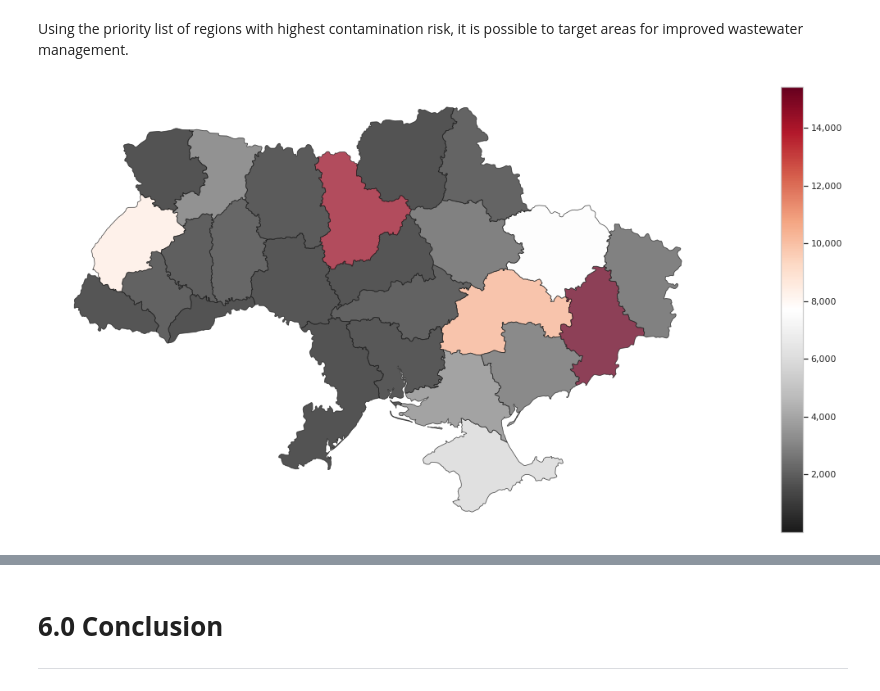
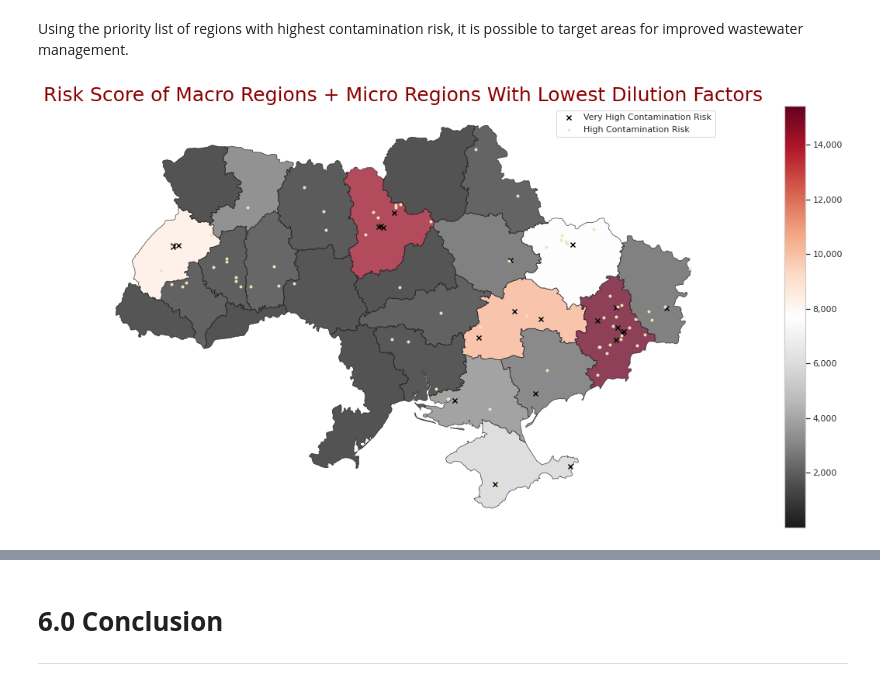
Before and after one commit to juanrassis/python_projects, a Jupyter notebook: GeospatialAnalysis_WaterManagement_Ukraine.ipynb, the cells around one changed output, grey strips where cells are left out. Saved outputs shown, nothing was run; the diff lists cells and outputs as text; code cells hidden in the pictures.

```diff
--- a/GeospatialAnalysis_WaterManagement_Ukraine.ipynb
+++ b/GeospatialAnalysis_WaterManagement_Ukraine.ipynb
@@ -233,14 +228,2 @@ KeyError: ignored
 
 Moreover, I will be creating 2 new columns called 'RISK_SCORE' and 'RISK_GROUP' [TEXT HERE]
-# %%
-# [RISK SCORE]
-Dataframe = Dataframe.assign(RISK_SCORE=lambda x: (x['POPULATION_SERVED'] / x['DILUTION_FACTOR']) / 10)
-Dataframe['RISK_SCORE'] = Dataframe['RISK_SCORE'].round(2)
-
-# [RISK GROUP]
-Dataframe['CONTAMINATION_RISK'] = Dataframe['DILUTION_FACTOR'].apply(lambda x: 'Very High'   if x <=10
-                                                                          else 'High'        if x >= 10  and x <= 100
-                                                                          else 'Acceptable'  if x >= 101  and x <= 50_000
-                                                                          else 'Sustainable' if x >= 100_001
-                                                                          else 'Near Outfall Area')
-Dataframe[['RISK_SCORE', 'CONTAMINATION_RISK']].info()
@@ -348,29 +338,21 @@ Dataframe.loc[(Dataframe['MACROREGION'] == 'Odesa Oblast'),['MACROREGION']] = 'O
 ## the border of Poland with the Volyn Oblast (UKR), despite the WWTP being classified as Ukrainian.
 Dataframe.loc[(Dataframe['MACROREGION'] == 'Lublin Voivodeship'),['MACROREGION']] = 'Volyn Oblast'
 
-
 # There are duplicate classifications for the Crimean region, so I'll use it for basemap name version.
 ## Also, to follow the basemap classification, I'll assign Sevastopol's locations to the Crimean Peninsula
 Dataframe.loc[(Dataframe['MACROREGION'] == 'Republic of Crimea'),['MACROREGION']] = 'Autonomous Republic of Crimea'
 Dataframe.loc[(Dataframe['MACROREGION'] == 'Sevastopol'),['MACROREGION']] = 'Autonomous Republic of Crimea'
-
 
 # The records here refer for the capital city of Kyiv located in the Kiev Oblast
 Dataframe.loc[(Dataframe['MACROREGION'] == '') & (Dataframe['MICROREGION'] == 'Kyiv'),['MACROREGION']] = 'Kiev Oblast'
 
 # Some WTTPs in the Crimean Peninsula did not have any data, so I'm tracking those based on coordination limits
 ## for the area to assign the macroregion. But microregions will remain as uknown because they are in desolate areas.
-Dataframe.loc[(Dataframe['LONGITUDE_WWTP'] >= 32.5
-  ) & (Dataframe['LONGITUDE_WWTP'] <= 36.6
-   ) & (Dataframe['LATITUDE_WWTP'] >= 44.4
-    ) & (Dataframe['LATITUDE_WWTP'] <= 45.5
-     ) & (Dataframe['MACROREGION'] == ''
-      ) & (Dataframe['MICROREGION'] == ''
-       ), ['MACROREGION']] = 'Autonomous Republic of Crimea'
-
-Dataframe.loc[(Dataframe['MACROREGION'] == 'Autonomous Republic of Crimea'
-  ) & (Dataframe['MICROREGION'] == ''
-   ), ['MICROREGION']] = 'Unknown'
+Dataframe.loc[(Dataframe['LONGITUDE_WWTP'] >= 32.5) & (Dataframe['LONGITUDE_WWTP'] <= 36.6
+           ) & (Dataframe['LATITUDE_WWTP'] >= 44.4) & (Dataframe['LATITUDE_WWTP'] <= 45.5
+            ) & (Dataframe['MACROREGION'] == '') & (Dataframe['MICROREGION'] == ''
+              ), ['MACROREGION']] = 'Autonomous Republic of Crimea'
+Dataframe.loc[(Dataframe['MACROREGION'] == 'Autonomous Republic of Crimea') & (Dataframe['MICROREGION'] == ''), ['MICROREGION']] = 'Unknown'
 
 # And after all that, I can discard any columns not anymore necessary
 Dataframe = Dataframe.drop(['VILLAGE', 'TOWN', 'CITY', 'MUNICIPALITY', 'BOROUGH', 'COUNTY', 'DISTRICT'], axis=1)
@@ -721,14 +656,26 @@ Low Risk Score: Volume and quality of water more consistent with the size of the
 # %% [markdown]
 Using the priority list of regions with highest contamination risk, it is possible to target areas for improved wastewater management.
 # %%
+#@title Map
 fig, ax = plt.subplots(1, figsize=(30, 10)) # Creating figure and axes for Matplotlib
 GeoJoin_Sum.plot(ax=ax, column='RISK_SCORE', cmap='RdGy_r', alpha=0.75, linewidth=0.8, edgecolor='0.1') # Plotting the map
 sm = plt.cm.ScalarMappable(cmap='RdGy_r', norm=plt.Normalize(vmin=GeoJoin_Sum['RISK_SCORE'].min(), vmax=GeoJoin_Sum['RISK_SCORE'].max())) # Creating colorbar as a legend
 sm._A = [] # empty array for the data range
 cbar = fig.colorbar(sm) # adding the colorbar to the figure
 ax.axis('off') # removing the axis
 formatter = ticker.FuncFormatter(lambda x, pos: '{:,.0f}'.format(x)) # 1.1 Formating the tick labels on the colorbar
 cbar.ax.yaxis.set_major_formatter(formatter) # 1.2 Formating the tick labels on the colorbar
+
+# Createing a scatter plot on top of the basemap, with the two WTTP groups with lowest dilution factors
+df1=Dataframe[Dataframe.CONTAMINATION_RISK == 'Very High']
+plt.scatter(df1['LONGITUDE_WWTP'],df1['LATITUDE_WWTP'], color='#010801', marker= 'x', label='Very High Contamination Risk')
+df2=Dataframe[Dataframe.CONTAMINATION_RISK == 'High']
+plt.scatter(df2['LONGITUDE_WWTP'],df2['LATITUDE_WWTP'], color='#F3E3BA', marker= '.', label='High Contamination Risk')
+
+# Add a legend and show the plot
+ax.set_title("Risk Score of Macro Regions + Micro Regions With Lowest Dilution Factors", fontsize=25, color='DarkRed')
+ax.legend()
+plt.show()
 # %% [output]
-[figure, old version]
+[figure, new version]
 # %%
```
Also changed, not shown: parts of 57 cells of this notebook.
